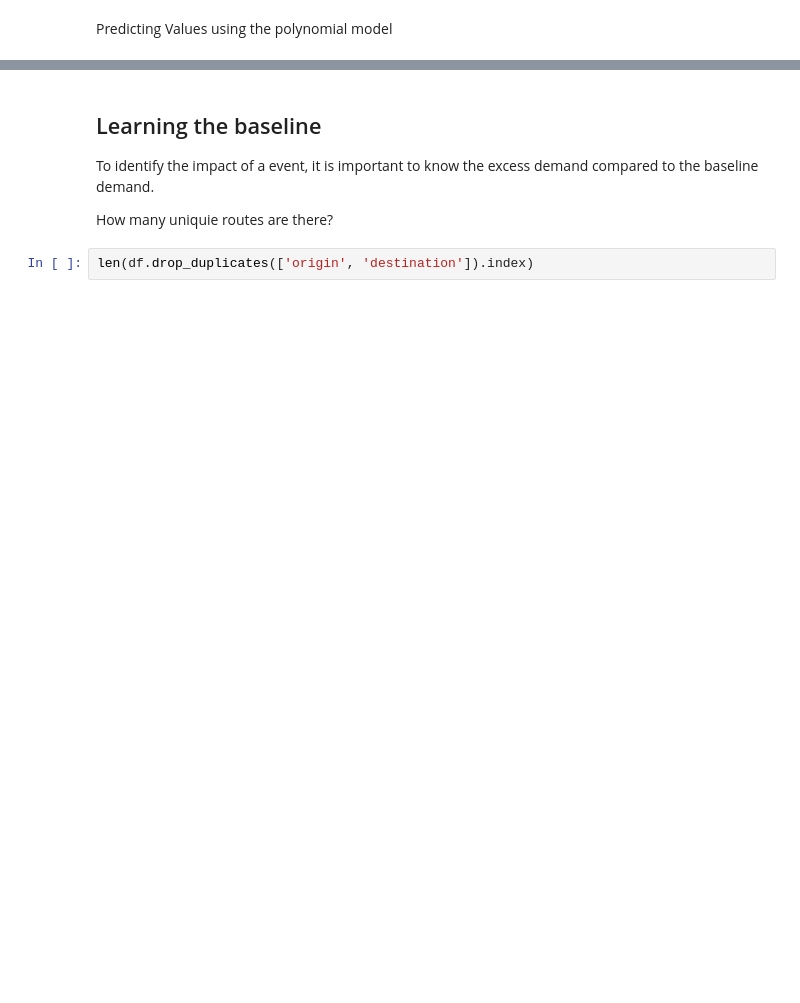
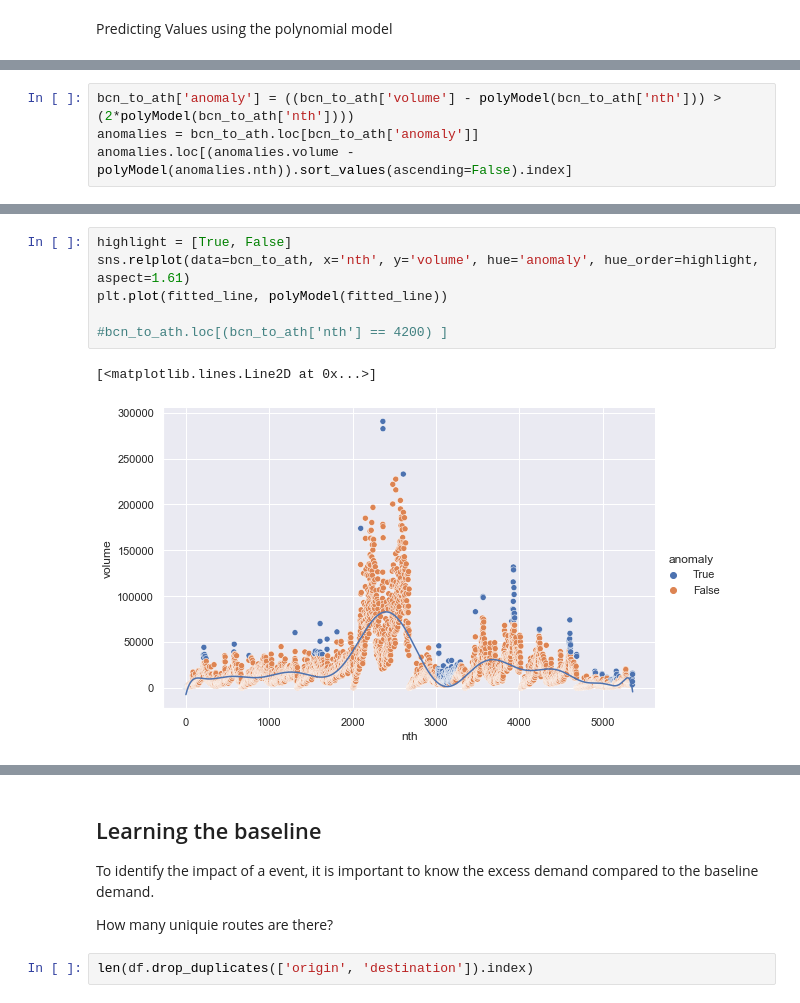
Before and after one commit to liamhbyrne/HackAI, a Jupyter notebook: data_overview/overview.ipynb, the cells around one changed output, grey strips where cells are left out. Cells and saved outputs as stored; diff of their text form; blank space fills up the shorter version.

Commit message:
anomaly searcher

```diff
--- a/data_overview/overview.ipynb
+++ b/data_overview/overview.ipynb
@@ -99,0 +98,4 @@ polyModel(10)
+# %%
+bcn_to_ath['anomaly'] = ((bcn_to_ath['volume'] - polyModel(bcn_to_ath['nth'])) > (2*polyModel(bcn_to_ath['nth'])))
+anomalies = bcn_to_ath.loc[bcn_to_ath['anomaly']]
+anomalies.loc[(anomalies.volume - polyModel(anomalies.nth)).sort_values(ascending=False).index]
@@ -100,3 +121,12 @@ polyModel(10)
+# %%
+highlight = [True, False]
+sns.relplot(data=bcn_to_ath, x='nth', y='volume', hue='anomaly', hue_order=highlight, aspect=1.61)
+plt.plot(fitted_line, polyModel(fitted_line))
+
+#bcn_to_ath.loc[(bcn_to_ath['nth'] == 4200) ]
+# %% [output]
+[<matplotlib.lines.Line2D at 0x...>]
+[figure, added]
 # %%
 bcn_to_ath['seven_rolling'] = bcn_to_ath.rolling(window=7).mean()
 bcn_to_ath = bcn_to_ath.dropna()
```
Also changed, not shown: parts of 17 cells of this notebook, 1 other file.
